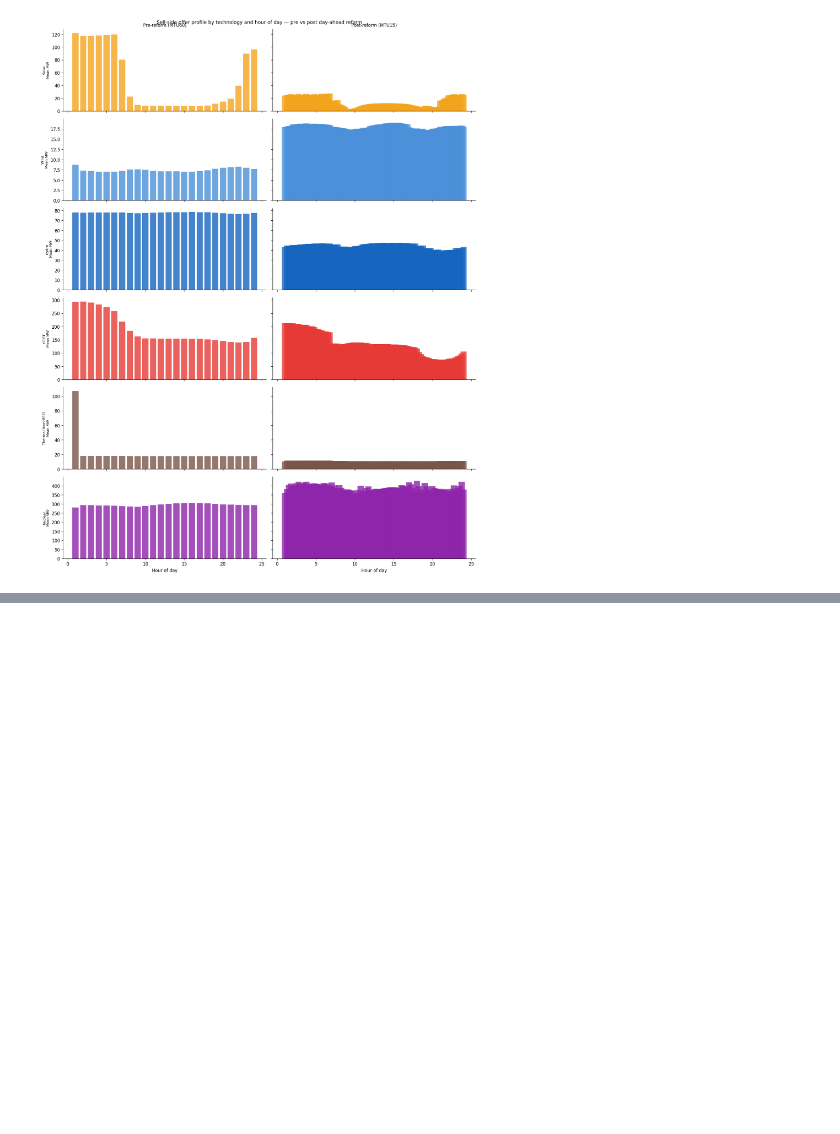
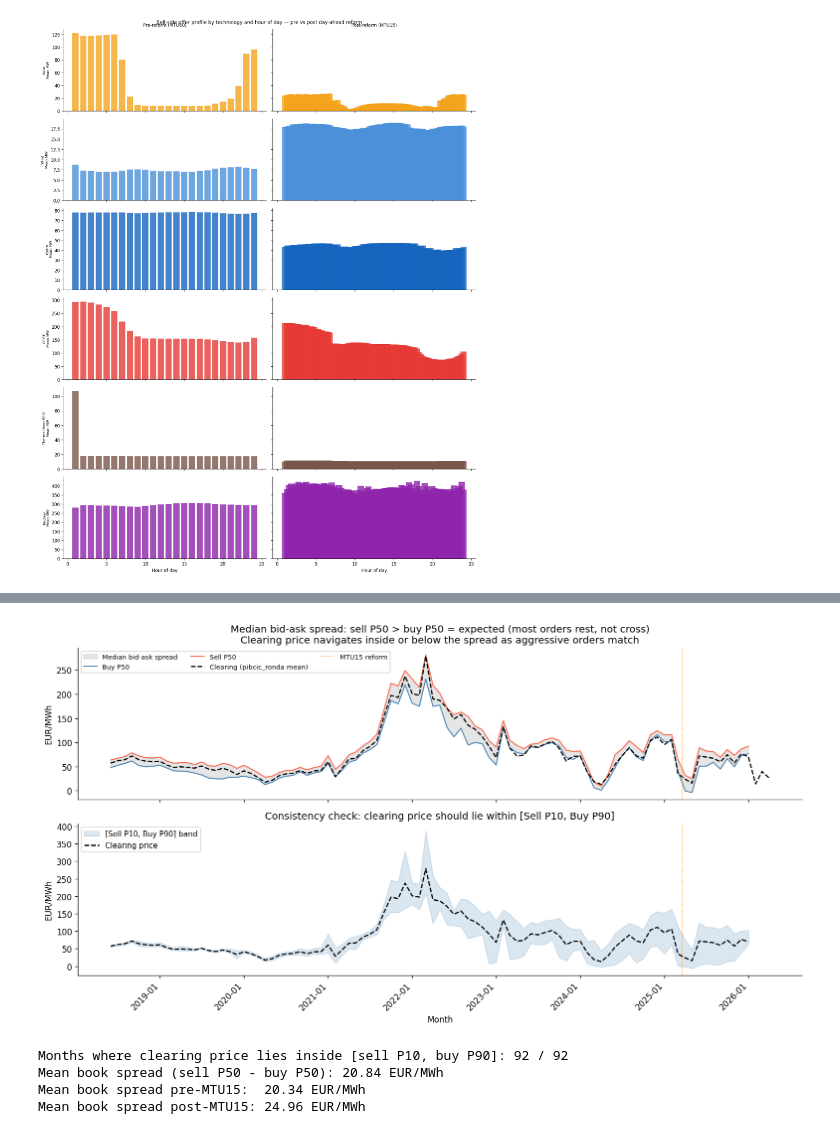
Before and after one commit to PabloParamioPerez/mtu15_project, a Jupyter notebook: explore/omie_validation_and_stats.ipynb, the cells around one changed output, grey strips where cells are left out. Drawn from its saved outputs; the diff is of its cells as text; code cells hidden in the pictures; blank space fills up the shorter version.

```diff
--- a/explore/omie_validation_and_stats.ipynb
+++ b/explore/omie_validation_and_stats.ipynb
@@ -1321,0 +1547,79 @@ plt.show()
+# %%
+# Monthly P10 for sell orders, P90 for buy orders (aggressive side of each)
+ord_monthly2 = con_ord.execute(f"""
+    SELECT
+        DATE_TRUNC('month', CAST(trade_date AS DATE))  AS month,
+        offer_type,
+        APPROX_QUANTILE(price_eur_mwh, 0.10)           AS p10,
+        APPROX_QUANTILE(price_eur_mwh, 0.50)           AS p50,
+        APPROX_QUANTILE(price_eur_mwh, 0.90)           AS p90
+    FROM read_parquet('{ORDERS}')
+    GROUP BY month, offer_type
+    ORDER BY month, offer_type
+""").df()
+ord_monthly2["month"] = pd.to_datetime(ord_monthly2["month"])
+
+buy_p50  = ord_monthly2[ord_monthly2["offer_type"] == "C"].set_index("month")["p50"]
+buy_p90  = ord_monthly2[ord_monthly2["offer_type"] == "C"].set_index("month")["p90"]
+sell_p50 = ord_monthly2[ord_monthly2["offer_type"] == "V"].set_index("month")["p50"]
+sell_p10 = ord_monthly2[ord_monthly2["offer_type"] == "V"].set_index("month")["p10"]
+
+# Clearing price from precios_pibcic_ronda (already loaded)
+clearing_monthly = (
+    period_price.groupby(period_price["date"].dt.to_period("M"))["price_mean_es_eur_mwh"]
+    .mean()
+    .reset_index()
+)
+clearing_monthly["month"] = clearing_monthly["date"].dt.to_timestamp()
+clearing_monthly = clearing_monthly.set_index("month")["price_mean_es_eur_mwh"]
+
+fig, axes = plt.subplots(2, 1, figsize=(13, 7), sharex=True)
+
+# Top: bid-ask spread at the median level (sell P50 - buy P50)
+common = sell_p50.index.intersection(buy_p50.index)
+spread = sell_p50[common] - buy_p50[common]
+axes[0].fill_between(common, buy_p50[common], sell_p50[common],
+                     alpha=0.2, color="gray", label="Median bid-ask spread")
+axes[0].plot(buy_p50.index,  buy_p50.values,  color="steelblue", linewidth=1.2, label="Buy P50")
+axes[0].plot(sell_p50.index, sell_p50.values, color="tomato",    linewidth=1.2, label="Sell P50")
+axes[0].plot(clearing_monthly.index, clearing_monthly.values,
+             color="black", linewidth=1.5, linestyle="--", label="Clearing (pibcic_ronda mean)")
+axes[0].axvline(INTRADAY_REFORM, color="darkorange", linestyle=":", linewidth=1, label="MTU15 reform")
+axes[0].set_ylabel("EUR/MWh")
+axes[0].set_title(
+    "Median bid-ask spread: sell P50 > buy P50 = expected (most orders rest, not cross)\n"
+    "Clearing price navigates inside or below the spread as aggressive orders match"
+)
+axes[0].legend(fontsize=8, ncol=3)
+
+# Bottom: consistency check — clearing in [sell P10, buy P90]
+common2 = sell_p10.index.intersection(buy_p90.index).intersection(clearing_monthly.index)
+axes[1].fill_between(common2, sell_p10[common2], buy_p90[common2],
+                     alpha=0.2, color="steelblue", label="[Sell P10, Buy P90] band")
+axes[1].plot(clearing_monthly[common2].index, clearing_monthly[common2].values,
+             color="black", linewidth=1.5, linestyle="--", label="Clearing price")
+axes[1].axvline(INTRADAY_REFORM, color="darkorange", linestyle=":", linewidth=1)
+axes[1].set_xlabel("Month")
+axes[1].set_ylabel("EUR/MWh")
+axes[1].set_title("Consistency check: clearing price should lie within [Sell P10, Buy P90]")
+axes[1].legend(fontsize=9)
+axes[1].xaxis.set_major_formatter(mdates.DateFormatter("%Y-%m"))
+
+plt.xticks(rotation=45, ha="right")
+plt.tight_layout()
+plt.show()
+
+n_inside = (
+    (clearing_monthly[common2] >= sell_p10[common2]) &
+    (clearing_monthly[common2] <= buy_p90[common2])
+).sum()
+print(f"Months where clearing price lies inside [sell P10, buy P90]: {n_inside} / {len(common2)}")
+print(f"Mean book spread (sell P50 - buy P50): {spread.mean():.2f} EUR/MWh")
+print(f"Mean book spread pre-MTU15:  {spread[spread.index < INTRADAY_REFORM].mean():.2f} EUR/MWh")
+print(f"Mean book spread post-MTU15: {spread[spread.index >= INTRADAY_REFORM].mean():.2f} EUR/MWh")
+# %% [output]
+[figure, added]
+Months where clearing price lies inside [sell P10, buy P90]: 92 / 92
+Mean book spread (sell P50 - buy P50): 20.84 EUR/MWh
+Mean book spread pre-MTU15:  20.34 EUR/MWh
+Mean book spread post-MTU15: 24.96 EUR/MWh
```
Also changed, not shown: parts of 18 cells of this notebook.
